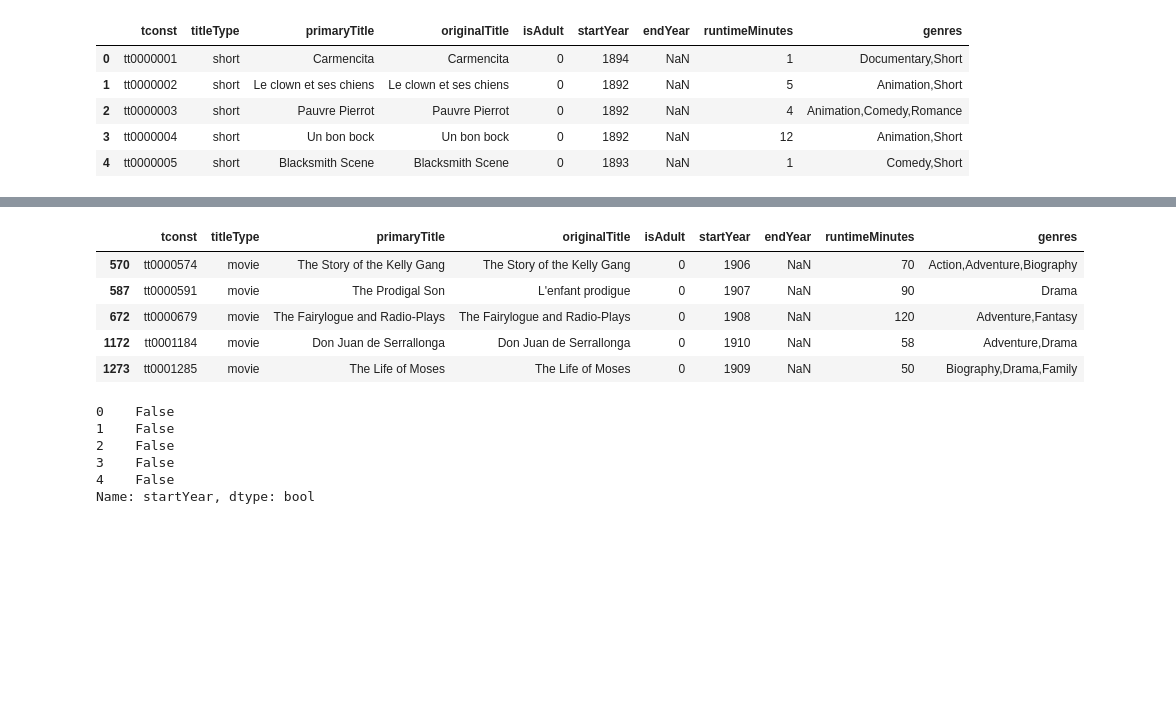
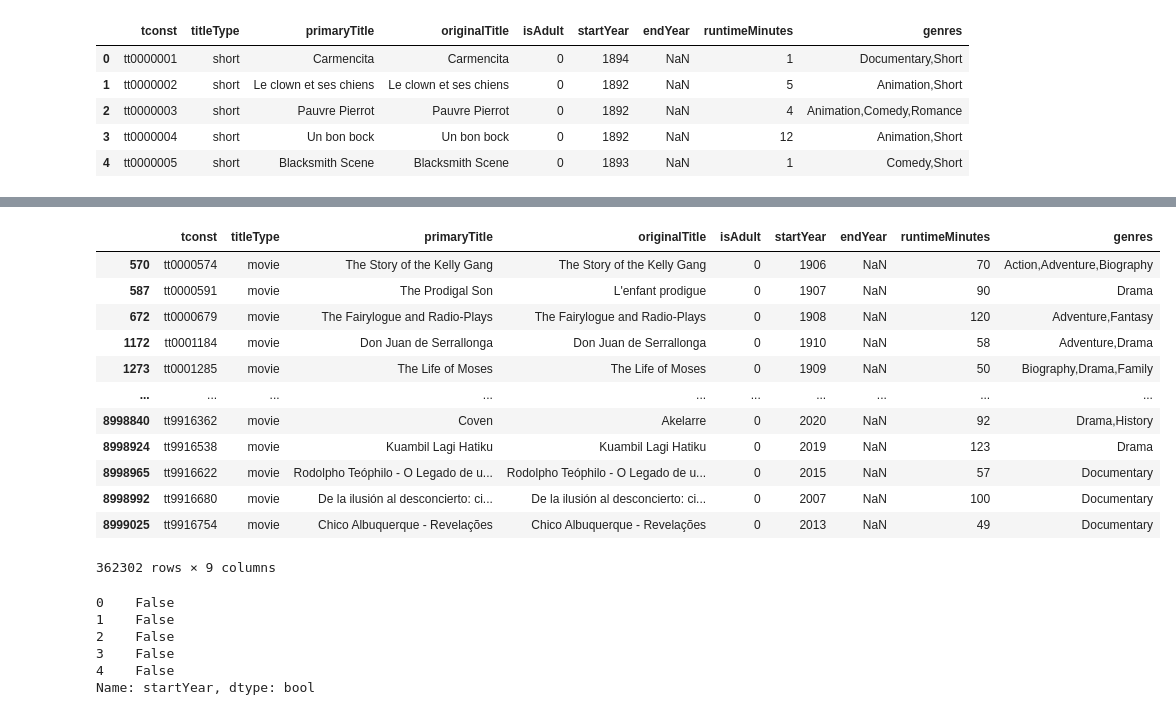
Before and after one commit to RemnantArgon001/Project-3, a Jupyter notebook: Project3part1.ipynb, the cells around one changed output, grey strips where cells are left out. Saved outputs shown, nothing was run; the diff lists cells and outputs as text; code cells hidden in the pictures; blank space fills up the shorter version.

```diff
--- a/Project3part1.ipynb
+++ b/Project3part1.ipynb
@@ -65,16 +66,22 @@ dtype: int64
 # %%
 #keep only titleType==Movie
 movie_filter = basics['titleType']=='movie'
-movie_filter.info()
 
-basics[movie_filter].info()
+basics[movie_filter]
 # %% [output]
 |  | tconst | titleType | primaryTitle | originalTitle | isAdult | startYear | endYear | runtimeMinutes | genres |
 | 570 | tt0000574 | movie | The Story of the Kelly Gang | The Story of the Kelly Gang | 0 | 1906 | NaN | 70 | Action,Adventure,Biography |
 | 587 | tt0000591 | movie | The Prodigal Son | L'enfant prodigue | 0 | 1907 | NaN | 90 | Drama |
 | 672 | tt0000679 | movie | The Fairylogue and Radio-Plays | The Fairylogue and Radio-Plays | 0 | 1908 | NaN | 120 | Adventure,Fantasy |
 | 1172 | tt0001184 | movie | Don Juan de Serrallonga | Don Juan de Serrallonga | 0 | 1910 | NaN | 58 | Adventure,Drama |
 | 1273 | tt0001285 | movie | The Life of Moses | The Life of Moses | 0 | 1909 | NaN | 50 | Biography,Drama,Family |
+| ... | ... | ... | ... | ... | ... | ... | ... | ... | ... |
+| 8998840 | tt9916362 | movie | Coven | Akelarre | 0 | 2020 | NaN | 92 | Drama,History |
+| 8998924 | tt9916538 | movie | Kuambil Lagi Hatiku | Kuambil Lagi Hatiku | 0 | 2019 | NaN | 123 | Drama |
+| 8998965 | tt9916622 | movie | Rodolpho Teóphilo - O Legado de u... | Rodolpho Teóphilo - O Legado de u... | 0 | 2015 | NaN | 57 | Documentary |
+| 8998992 | tt9916680 | movie | De la ilusión al desconcierto: ci... | De la ilusión al desconcierto: ci... | 0 | 2007 | NaN | 100 | Documentary |
+| 8999025 | tt9916754 | movie | Chico Albuquerque - Revelações | Chico Albuquerque - Revelações | 0 | 2013 | NaN | 49 | Documentary |
+362302 rows × 9 columns
 # %%
 #keep startYear 2000-2022
 start_filt = basics['startYear'] >= '2000'
```
Also changed, not shown: parts of 10 cells of this notebook.
